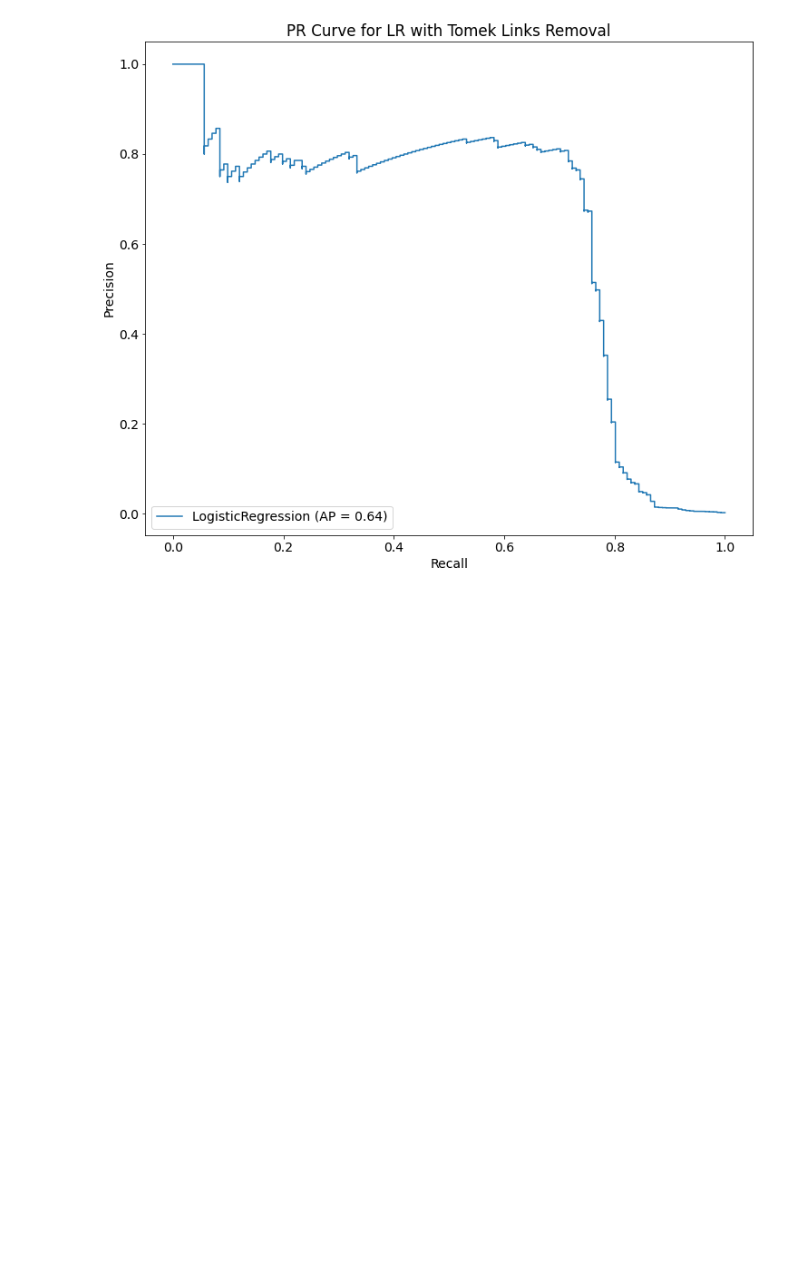
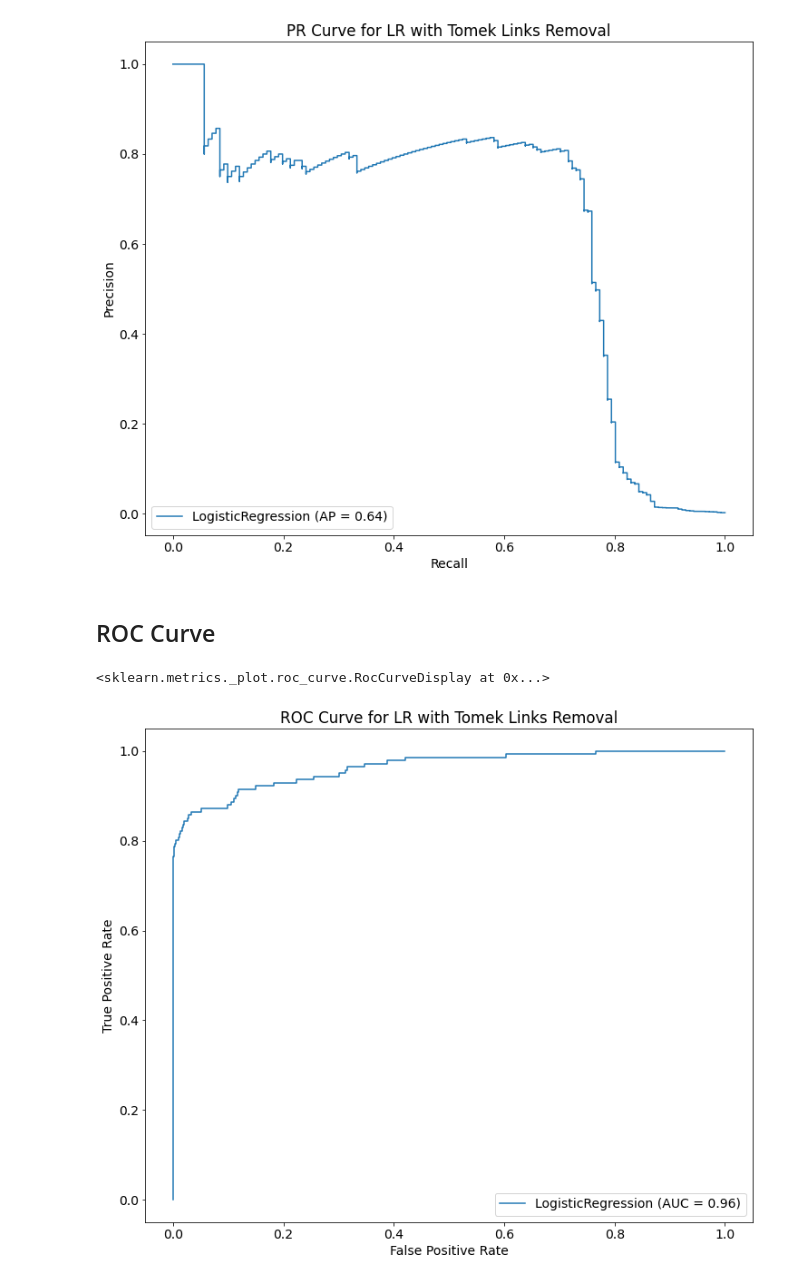
Before and after one commit to nolanspecter/Credit-Card-Fraud-Detection, a Jupyter notebook: Thesis.ipynb, the cells around one changed output. Drawn from its saved outputs; the diff is of its cells as text; code cells hidden in the pictures; blank space fills up the shorter version.

```diff
--- a/Thesis.ipynb
+++ b/Thesis.ipynb
@@ -790,3 +863,12 @@ plot_precision_recall_curve(LR_tomek, X_test, y_test, ax=ax)
 # %% [output]
 <sklearn.metrics._plot.precision_recall_curve.PrecisionRecallDisplay at 0x...>
 [figure]
+# %% [markdown]
+## ROC Curve
+# %%
+fig, ax = plt.subplots(figsize=(12,10))
+ax.set_title('ROC Curve for LR with Tomek Links Removal')
+plot_roc_curve(LR_tomek, X_test, y_test, ax=ax)
+# %% [output]
+<sklearn.metrics._plot.roc_curve.RocCurveDisplay at 0x...>
+[figure, added]
```
Also changed, not shown: parts of 78 cells of this notebook.
